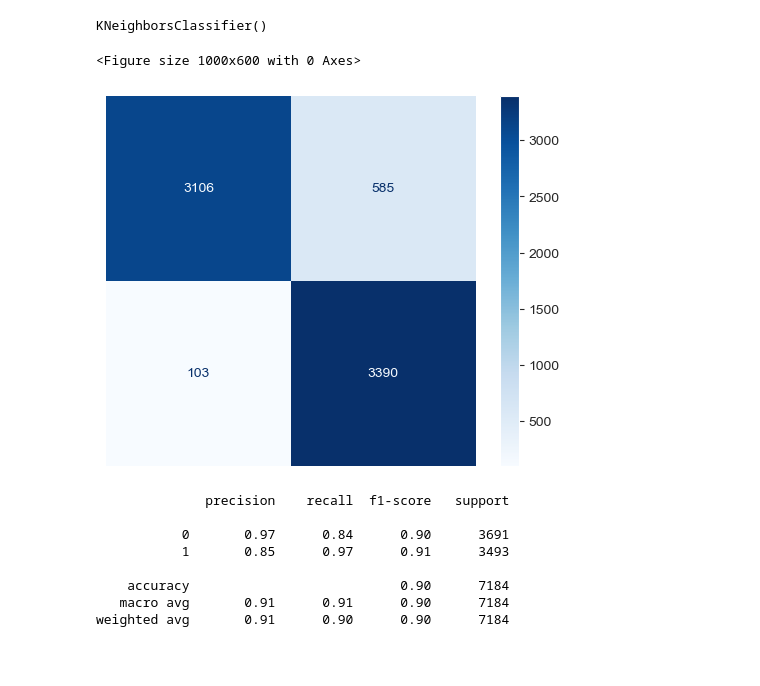
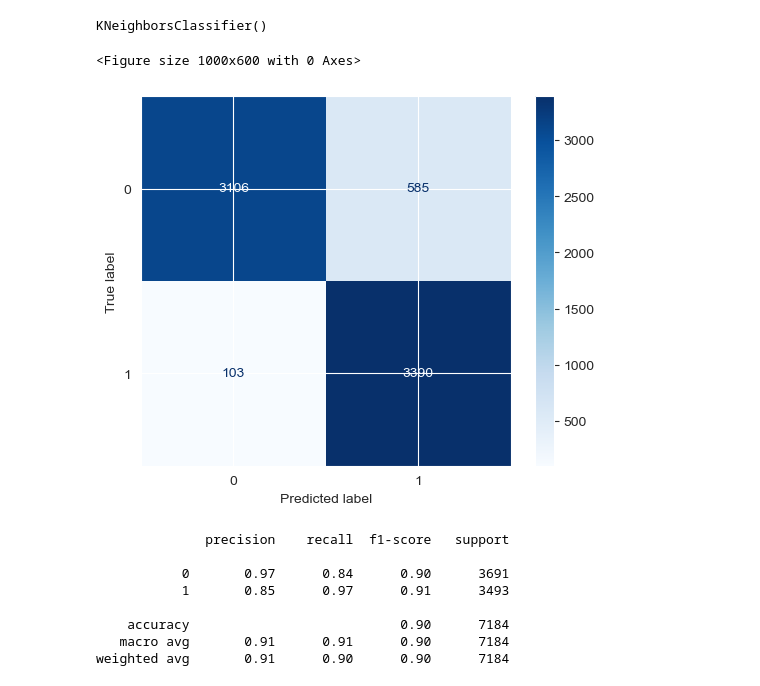
Before and after one commit to chuannarongvat/anlp_at2, a Jupyter notebook: AT2 - Fake news detection.ipynb, the cells around one changed output. Saved outputs shown, nothing was run; the diff lists cells and outputs as text; code cells hidden in the pictures; blank space fills up the shorter version.

```diff
--- a/AT2 - Fake news detection.ipynb
+++ b/AT2 - Fake news detection.ipynb
@@ -418,13 +394,13 @@ y_val_preds_knc = knc.predict(X_val_counts)
 # %%
 plt.figure(figsize=(10, 6))
 conf_matrix_knc = confusion_matrix(y_val, y_val_preds_knc)
 cm_display_knc = ConfusionMatrixDisplay(conf_matrix_knc)
 cm_display_knc.plot(cmap='Blues')
-plt.axis("off")
+# plt.axis("off")
 plt.show()
 # %% [output]
 <Figure size 1000x600 with 0 Axes>
-[figure, old version]
+[figure, new version]
 # %%
 print(classification_report(y_val, y_val_preds_knc))
 # %% [output]
```
Also changed, not shown: parts of 10 cells of this notebook.
